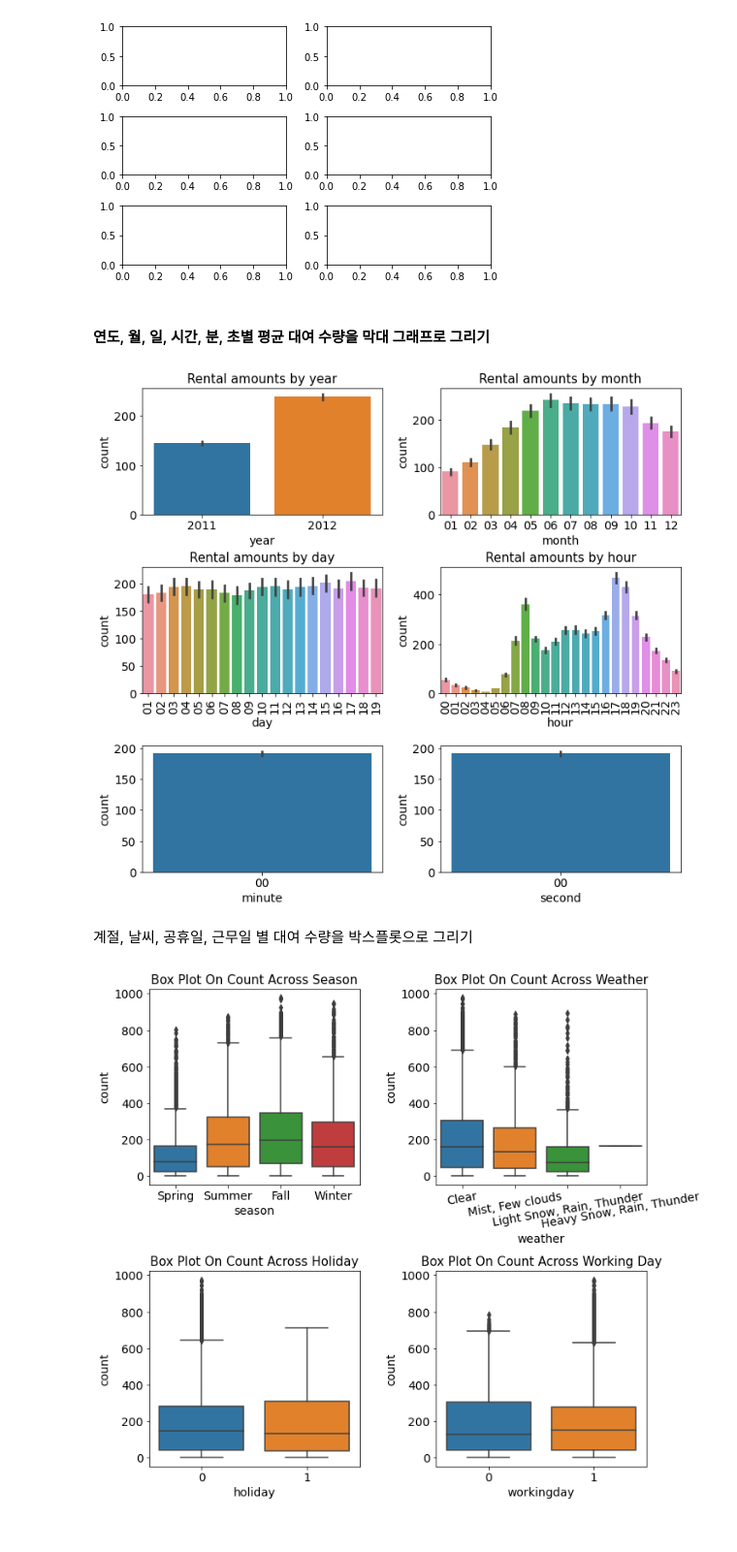
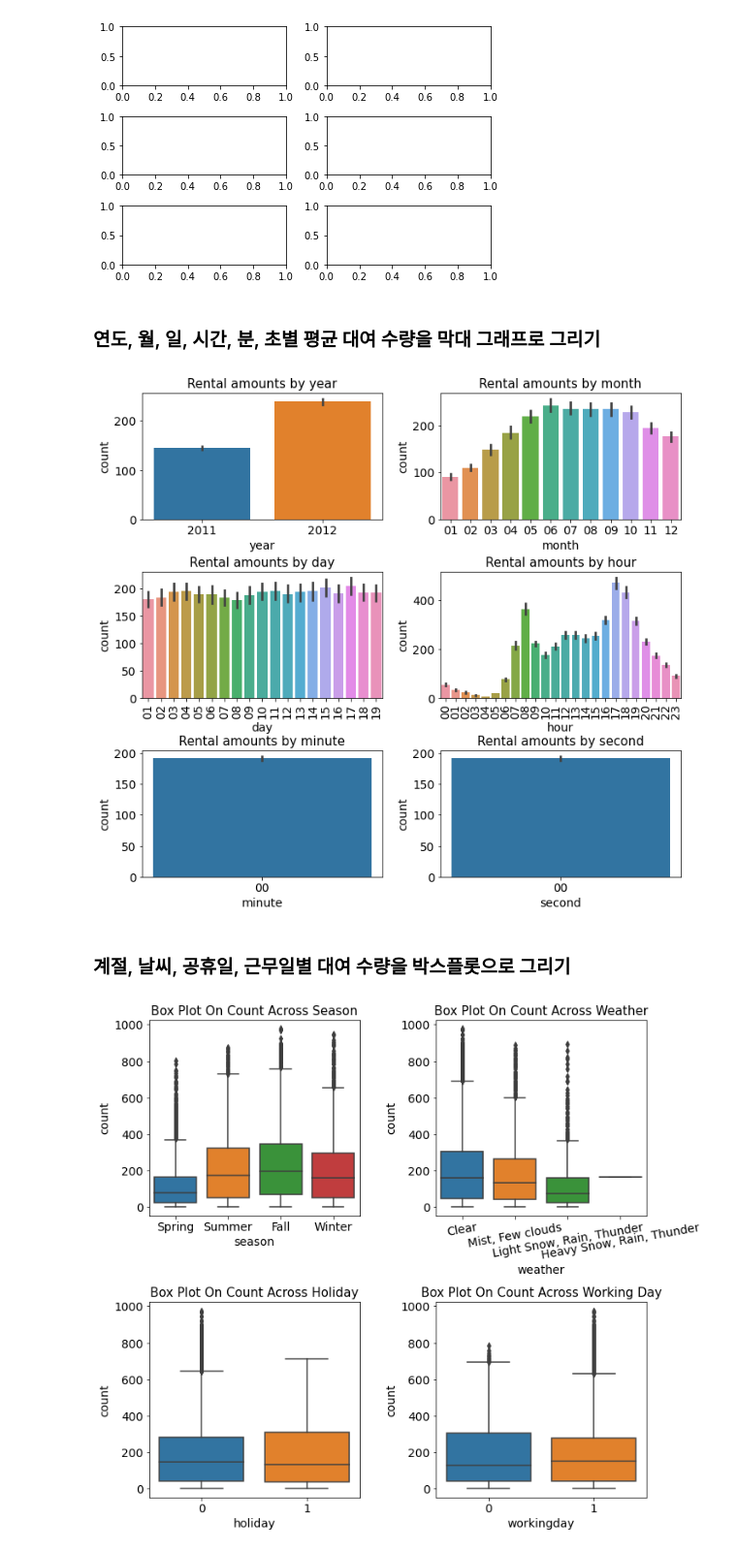
Before and after one commit to BaekKyunShin/Must-Have-Kaggle-Data-Science, a Jupyter notebook: ch3/bike_sharing_demand_EDA.ipynb, the cells around one changed output. Shown: that part at 97% size. Cells and saved outputs as stored; diff of their text form; code cells hidden in the pictures.

```diff
--- a/ch3/bike_sharing_demand_EDA.ipynb
+++ b/ch3/bike_sharing_demand_EDA.ipynb
@@ -206,32 +206,38 @@ plt.show()
 # %% [output]
 [figure]
 # %% [markdown]
-#### 연도, 월, 일, 시간, 분, 초별 평균 대여 수량을 막대 그래프로 그리기
+### 연도, 월, 일, 시간, 분, 초별 평균 대여 수량을 막대 그래프로 그리기
 # %%
+# 스텝 1 : m행 n열 Figure 준비
 mpl.rc('font', size=14)
 mpl.rc('axes', titlesize=15)
-figure, axes = plt.subplots(nrows=3, ncols=2) # 3행, 2열 figure 생성 ---①
-plt.tight_layout(0.1) # 그래프 사이에 여백을 줌 ---②
-figure.set_size_inches(10, 9) # 전체 figure 크기를 10x9 인치로 설정 ---③
+figure, axes = plt.subplots(nrows=3, ncols=2) # 3행 2열 Figure 생성
+plt.tight_layout(0.1) # 그래프 사이에 여백 확보
+figure.set_size_inches(10, 9) # 전체 Figure 크기 설정
 
-
-# 연도, 월, 일, 시간, 분, 초별 평균 대여 수량 막대 그래프 ---④
+# 스텝 2 : 서브플롯 할당
+# 각 축에 연도, 월, 일, 시간, 분, 초별 평균 대여 수량 막대 그래프 할당
 sns.barplot(x='year', y='count', data=train, ax=axes[0, 0])
 sns.barplot(x='month', y='count', data=train, ax=axes[0, 1])
 sns.barplot(x='day', y='count', data=train, ax=axes[1, 0])
 sns.barplot(x='hour', y='count', data=train, ax=axes[1, 1])
 sns.barplot(x='minute', y='count', data=train, ax=axes[2, 0])
 sns.barplot(x='second', y='count', data=train, ax=axes[2, 1])
 
-# 그래프에 제목 달기 ---⑤
+# 스텝 3 : 세부 설정
+# 3.1 서브플롯에 제목 달기
 axes[0, 0].set(title='Rental amounts by year')
 axes[0, 1].set(title='Rental amounts by month')
 axes[1, 0].set(title='Rental amounts by day')
-axes[1, 0].tick_params('x', labelrotation=90) # x축 라벨 90도 회전 ---⑥
 axes[1, 1].set(title='Rental amounts by hour')
-axes[1, 1].tick_params('x', labelrotation=90)
+axes[2, 0].set(title='Rental amounts by minute')
+axes[2, 1].set(title='Rental amounts by second')
+
+# 3.2 1행에 위치한 서브플롯들의 x축 라벨 90도 회전
+axes[1, 0].tick_params(axis='x', labelrotation=90)
+axes[1, 1].tick_params(axis='x', labelrotation=90)
 # %% [output]
-[figure, old version]
+[figure, new version]
 # %% [markdown]
-계절, 날씨, 공휴일, 근무일 별 대여 수량을 박스플롯으로 그리기
+### 계절, 날씨, 공휴일, 근무일별 대여 수량을 박스플롯으로 그리기
 # %%
```
Also changed, not shown: parts of 16 cells of this notebook.
